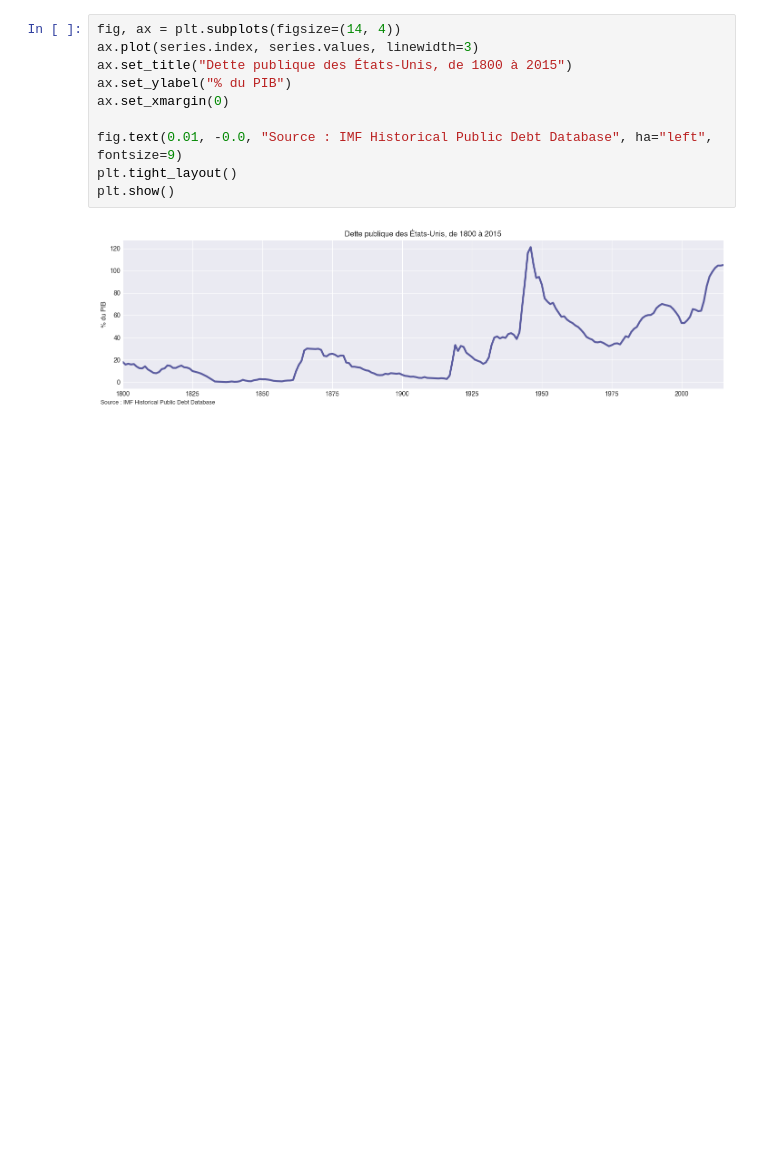
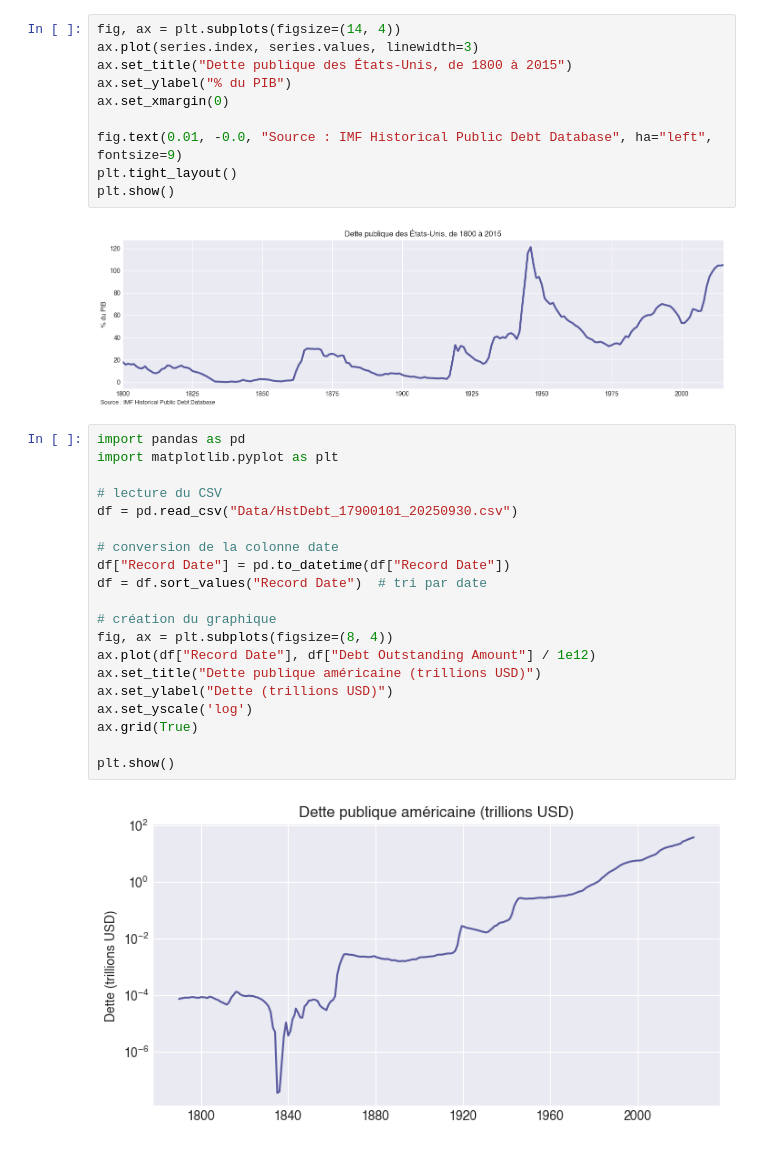
Before and after one commit to miche-quiche/OikopediaCharts, a Jupyter notebook: TreasuryMarketFofData.ipynb, the cells around one changed output. Saved outputs shown, nothing was run; the diff lists cells and outputs as text; blank space fills up the shorter version.

```diff
--- a/TreasuryMarketFofData.ipynb
+++ b/TreasuryMarketFofData.ipynb
@@ -202,3 +202,25 @@ plt.tight_layout()
 plt.show()
 # %% [output]
 [figure]
+# %%
+import pandas as pd
+import matplotlib.pyplot as plt
+
+# lecture du CSV
+df = pd.read_csv("Data/HstDebt_17900101_20250930.csv")
+
+# conversion de la colonne date
+df["Record Date"] = pd.to_datetime(df["Record Date"])
+df = df.sort_values("Record Date")  # tri par date
+
+# création du graphique
+fig, ax = plt.subplots(figsize=(8, 4))
+ax.plot(df["Record Date"], df["Debt Outstanding Amount"] / 1e12)
+ax.set_title("Dette publique américaine (trillions USD)")
+ax.set_ylabel("Dette (trillions USD)")
+ax.set_yscale('log')
+ax.grid(True)
+
+plt.show()
+# %% [output]
+[figure, added]
```
